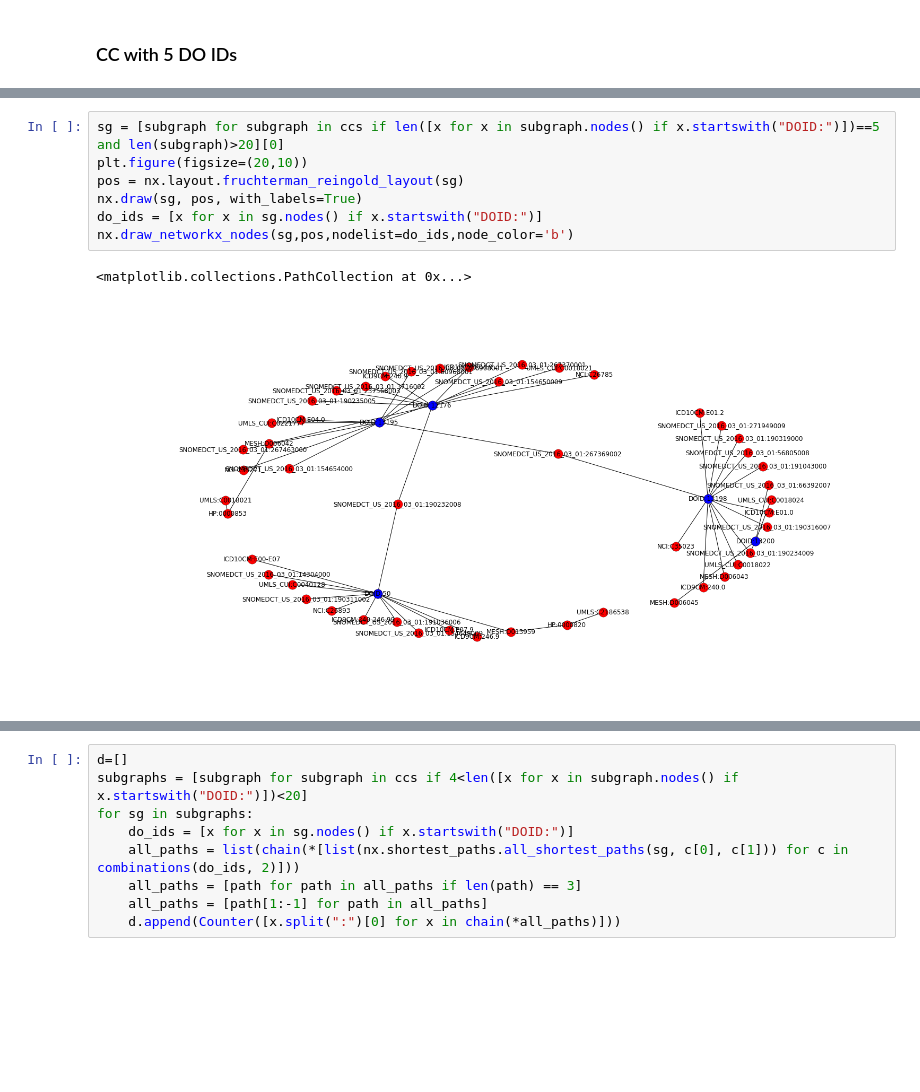
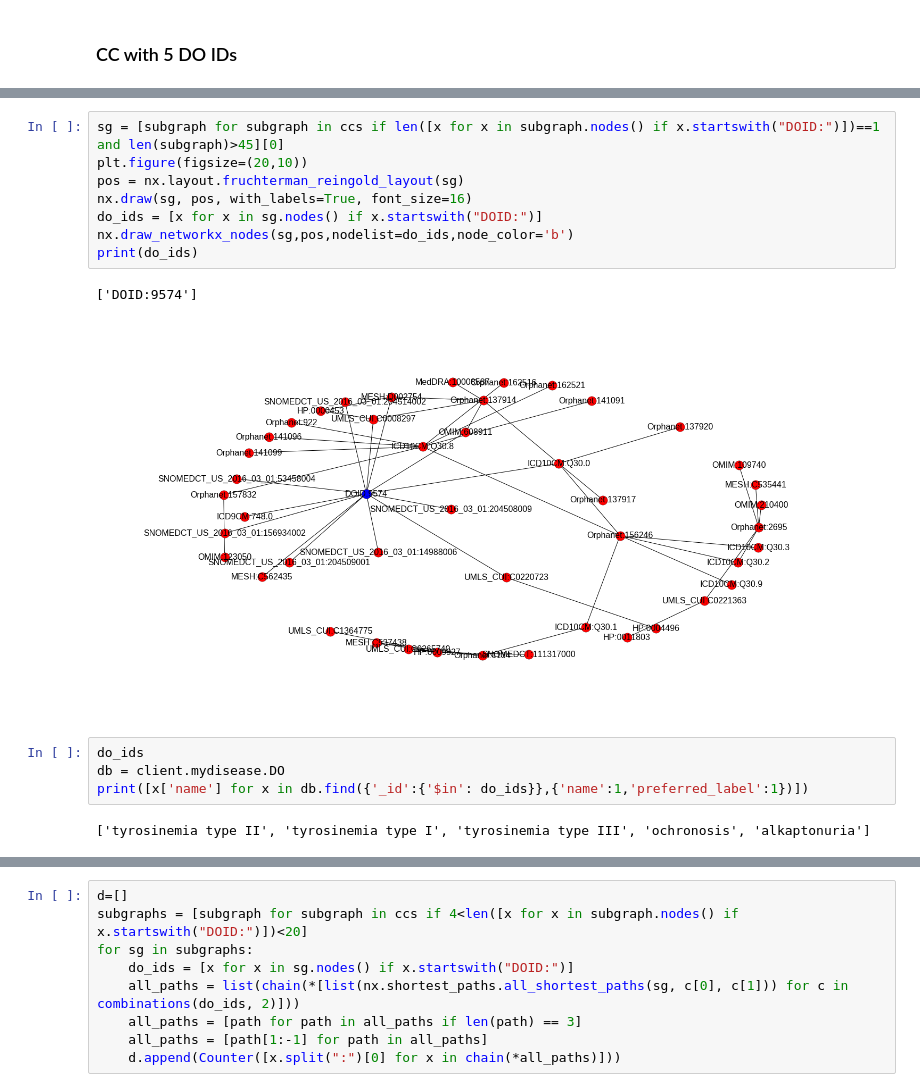
Before and after one commit to biothings/mydisease.info, a Jupyter notebook: mydisease/dataload/link_ids.ipynb, the cells around one changed output, grey strips where cells are left out. Cells and saved outputs as stored; diff of their text form; blank space fills up the shorter version.

```diff
--- a/mydisease/dataload/link_ids.ipynb
+++ b/mydisease/dataload/link_ids.ipynb
@@ -215,13 +209,20 @@ nx.draw_networkx_nodes(sg,pos,nodelist=do_ids,node_color='b')
 # %%
-sg = [subgraph for subgraph in ccs if len([x for x in subgraph.nodes() if x.startswith("DOID:")])==5 and len(subgraph)>20][0]
+sg = [subgraph for subgraph in ccs if len([x for x in subgraph.nodes() if x.startswith("DOID:")])==1 and len(subgraph)>45][0]
 plt.figure(figsize=(20,10))
 pos = nx.layout.fruchterman_reingold_layout(sg)
-nx.draw(sg, pos, with_labels=True)
+nx.draw(sg, pos, with_labels=True, font_size=16)
 do_ids = [x for x in sg.nodes() if x.startswith("DOID:")]
 nx.draw_networkx_nodes(sg,pos,nodelist=do_ids,node_color='b')
+print(do_ids)
 # %% [output]
-<matplotlib.collections.PathCollection at 0x...>
+['DOID:9574']
-[figure, old version]
+[figure, new version]
+# %%
+do_ids
+db = client.mydisease.DO
+print([x['name'] for x in db.find({'_id':{'$in': do_ids}},{'name':1,'preferred_label':1})])
+# %% [output]
+['tyrosinemia type II', 'tyrosinemia type I', 'tyrosinemia type III', 'ochronosis', 'alkaptonuria']
 # %%
 # what nodes are connecting DOIDs?
 from itertools import combinations, chain
```
Also changed, not shown: parts of 28 cells of this notebook, 40 other files.
